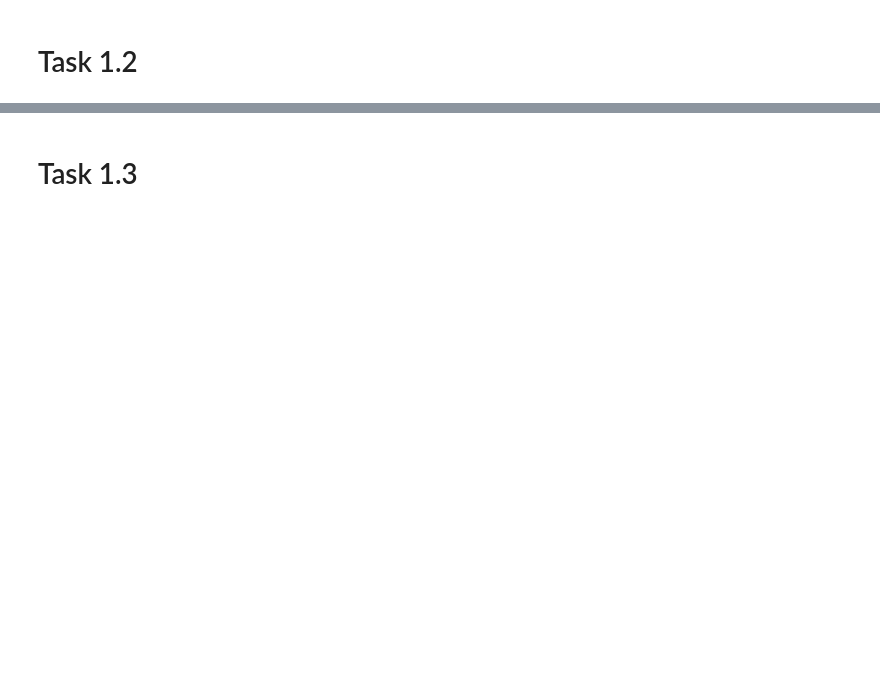
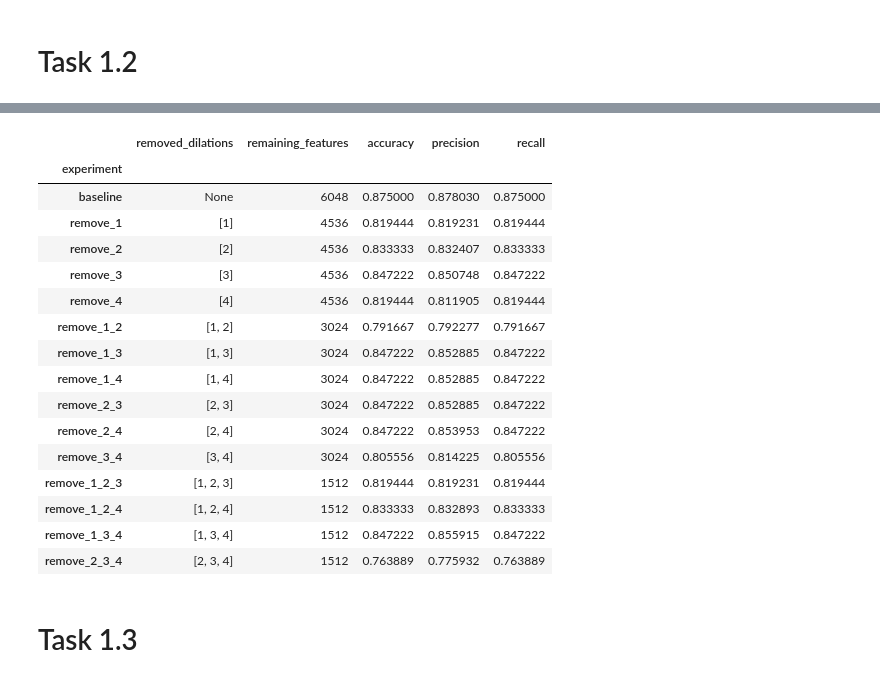
Before and after one commit to silviatommaso/human_motion_computing, a Jupyter notebook: part_I.ipynb, the cells around one changed output, grey strips where cells are left out. Drawn from its saved outputs; the diff is of its cells as text; code cells hidden in the pictures; blank space fills up the shorter version.

```diff
--- a/part_I.ipynb
+++ b/part_I.ipynb
@@ -325,3 +332,35 @@ accuracy_table
+# %%
+dilation_results_df = pd.DataFrame(dilation_results)
+
+# Use experiment names as index
+metrics_table = dilation_results_df.set_index("experiment")
+
+# Baseline metrics
+baseline_accuracy = metrics_table.loc["baseline", "accuracy"]
+baseline_precision = metrics_table.loc["baseline", "precision"]
+baseline_recall = metrics_table.loc["baseline", "recall"]
+
+metrics_table.to_csv("experimental_results/task_1_2_metrics.csv")
+
+metrics_table
+# %% [output]
+|  | removed_dilations | remaining_features | accuracy | precision | recall |
+| experiment |  |  |  |  |  |
+| baseline | None | 6048 | 0.875000 | 0.878030 | 0.875000 |
+| remove_1 | [1] | 4536 | 0.819444 | 0.819231 | 0.819444 |
+| remove_2 | [2] | 4536 | 0.833333 | 0.832407 | 0.833333 |
+| remove_3 | [3] | 4536 | 0.847222 | 0.850748 | 0.847222 |
+| remove_4 | [4] | 4536 | 0.819444 | 0.811905 | 0.819444 |
+| remove_1_2 | [1, 2] | 3024 | 0.791667 | 0.792277 | 0.791667 |
+| remove_1_3 | [1, 3] | 3024 | 0.847222 | 0.852885 | 0.847222 |
+| remove_1_4 | [1, 4] | 3024 | 0.847222 | 0.852885 | 0.847222 |
+| remove_2_3 | [2, 3] | 3024 | 0.847222 | 0.852885 | 0.847222 |
+| remove_2_4 | [2, 4] | 3024 | 0.847222 | 0.853953 | 0.847222 |
+| remove_3_4 | [3, 4] | 3024 | 0.805556 | 0.814225 | 0.805556 |
+| remove_1_2_3 | [1, 2, 3] | 1512 | 0.819444 | 0.819231 | 0.819444 |
+| remove_1_2_4 | [1, 2, 4] | 1512 | 0.833333 | 0.832893 | 0.833333 |
+| remove_1_3_4 | [1, 3, 4] | 1512 | 0.847222 | 0.855915 | 0.847222 |
+| remove_2_3_4 | [2, 3, 4] | 1512 | 0.763889 | 0.775932 | 0.763889 |
 # %% [markdown]
 # Task 1.3
 # %%
```
Also changed, not shown: parts of 9 cells of this notebook, 16 other files.
